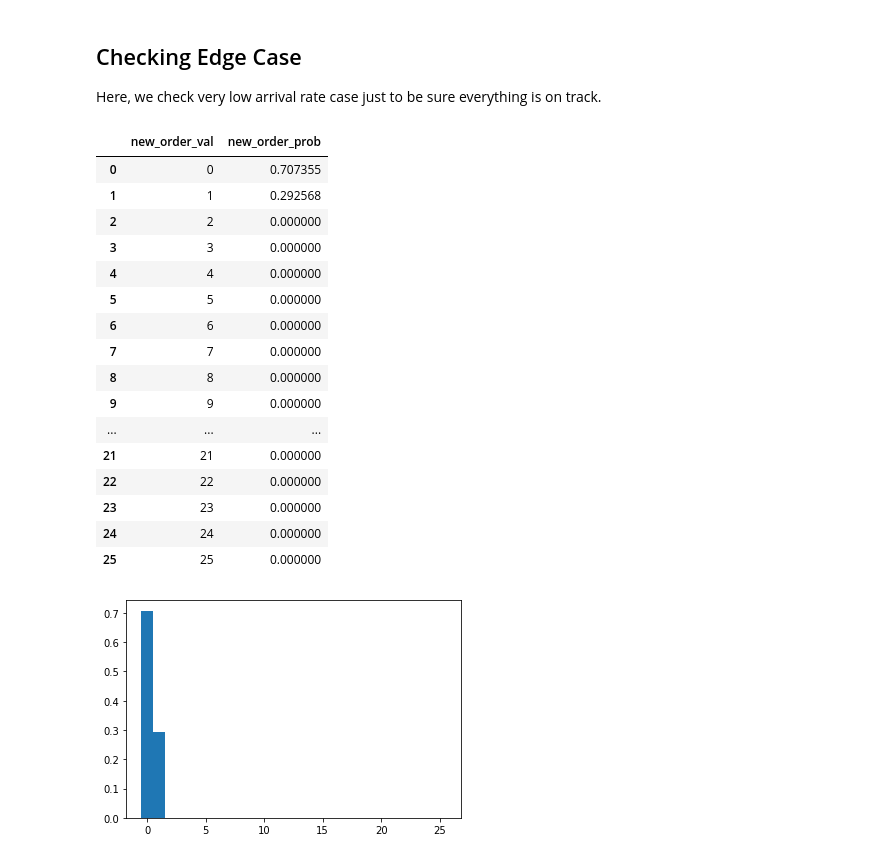
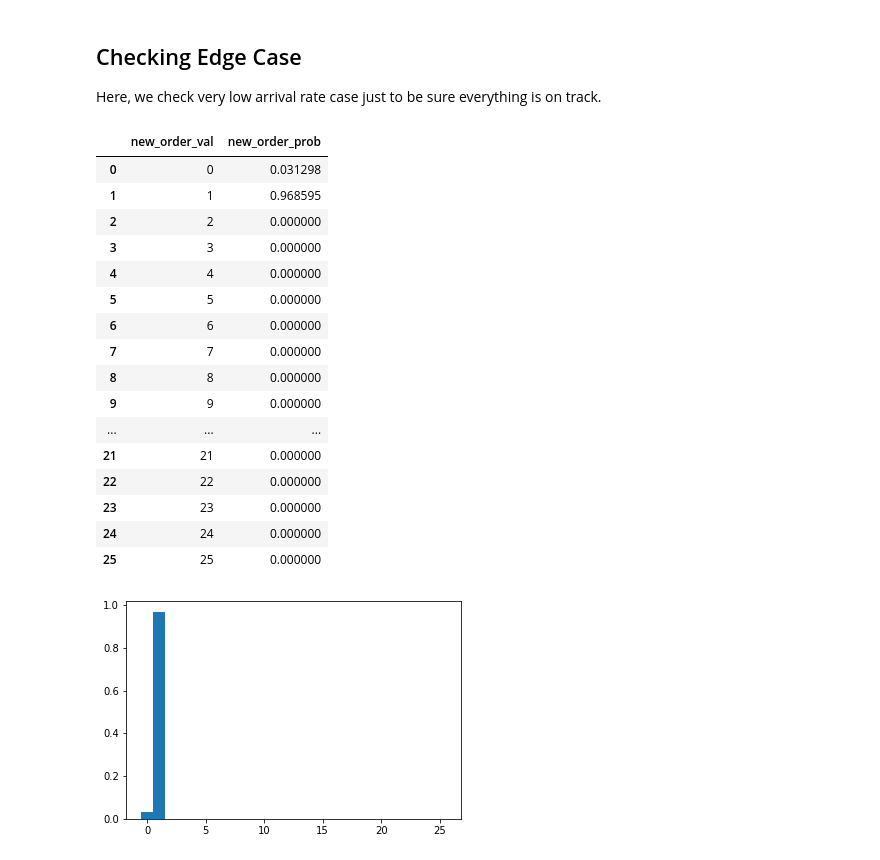
Before and after one commit to pacslab/conc-value-perf-modelling, a Jupyter notebook: model/01-calculate-params.ipynb, the cells around one changed output. Cells and saved outputs as stored; diff of their text form; code cells hidden in the pictures.

```diff
--- a/model/01-calculate-params.ipynb
+++ b/model/01-calculate-params.ipynb
@@ -194,7 +194,7 @@ Here, we check very low arrival rate case just to be sure everything is on track
 # checking edge case
 single_container_config.update({
     'instance_count': 1,
-    'arrival_rate_total': .001,
+    'arrival_rate_total': .01,
 })
 
 update_config(single_container_config)
@@ -207,33 +207,33 @@ req_df = pd.DataFrame(data = {
     'req_count': [s[0] for s in single_coder.get_state_list()],
     'req_count_prob': req_count_prob,
 })
 req_count_averaged_vals, req_count_averaged_probs = utility.get_averaged_distribution(vals=req_df['req_count'], probs=req_df['req_count_prob'], avg_count=avg_count)
 new_order_val, new_order_prob = general_model.get_new_order_dist(req_count_averaged_vals, req_count_averaged_probs, single_container_config)
 
 # plot the result
 plt.bar(new_order_val, new_order_prob, width=1)
 
 # show results as pandas dataframe
 display(pd.DataFrame(data = {
     'new_order_val': new_order_val,
     'new_order_prob': new_order_prob,
 }))
 # %% [output]
 |  | new_order_val | new_order_prob |
-| 0 | 0 | 0.707355 |
-| 1 | 1 | 0.292568 |
+| 0 | 0 | 0.031298 |
+| 1 | 1 | 0.968595 |
 | 2 | 2 | 0.000000 |
 | 3 | 3 | 0.000000 |
 | 4 | 4 | 0.000000 |
 | 5 | 5 | 0.000000 |
 | 6 | 6 | 0.000000 |
 | 7 | 7 | 0.000000 |
 | 8 | 8 | 0.000000 |
 | 9 | 9 | 0.000000 |
 | ... | ... | ... |
 | 21 | 21 | 0.000000 |
 | 22 | 22 | 0.000000 |
 | 23 | 23 | 0.000000 |
 | 24 | 24 | 0.000000 |
 | 25 | 25 | 0.000000 |
-[figure, old version]
+[figure, new version]
```
Also changed, not shown: parts of 1 cell of this notebook, 2 other files.
